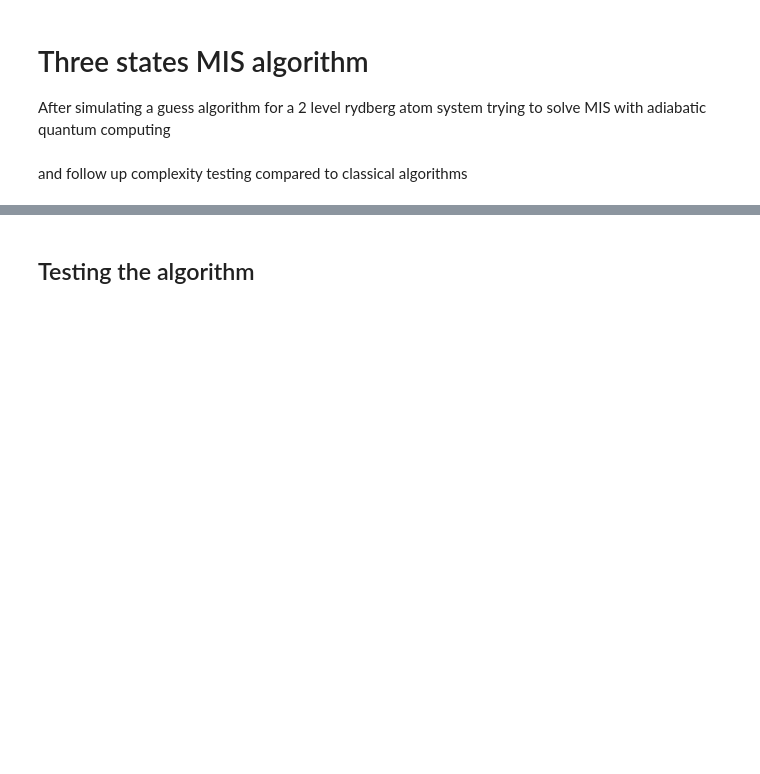
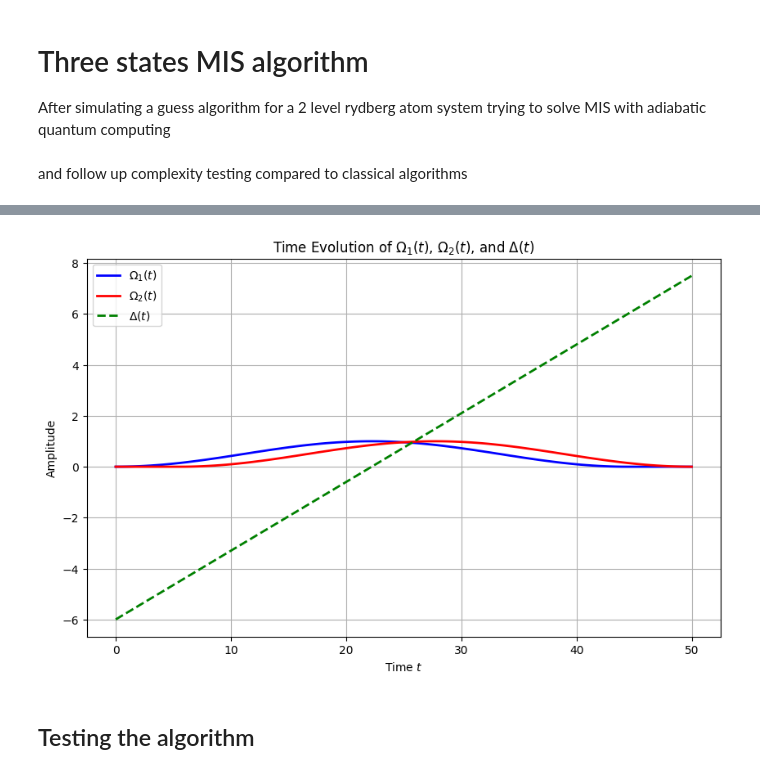
Before and after one commit to Noamcohen11/QCO, a Jupyter notebook: MISSimulations/three_level_algorithm.ipynb, the cells around one changed output, grey strips where cells are left out. Saved outputs shown, nothing was run; the diff lists cells and outputs as text; code cells hidden in the pictures; blank space fills up the shorter version.

```diff
--- a/MISSimulations/three_level_algorithm.ipynb
+++ b/MISSimulations/three_level_algorithm.ipynb
@@ -57 +212,56 @@ $$H_{tot} = H_0 \Omega(t)+ H_1\Omega(t+\epsilon) + H_p\Delta(t) + H_{int}$$
+# %%
+from qutip import qeye, basis, Qobj, tensor, sigmaz
+
+########################
+# Define our functions #
+########################
+
+import matplotlib.pyplot as plt
+
+def timeEvoPlot(taulist, Omega_1_func, Omega_2_func, Delta_func):
+    # Create a figure for plotting
+    plt.figure(figsize=(10, 6))
+
+    # Calculate Omega_1, Omega_2, and Delta for each time value in taulist
+    Omega_1_values = [Omega_1_func(t) for t in taulist]
+    Omega_2_values = [Omega_2_func(t) for t in taulist]
+    Delta_values = [Delta_func(t) for t in taulist]
+
+    # Plot Omega_1(t)
+    plt.plot(taulist, Omega_1_values, label=r'$\Omega_1(t)$', color='blue', linewidth=2)
+
+    # Plot Omega_2(t)
+    plt.plot(taulist, Omega_2_values, label=r'$\Omega_2(t)$', color='red', linewidth=2)
+
+    # Plot Delta(t)
+    plt.plot(taulist, Delta_values, label=r'$\Delta(t)$', color='green', linewidth=2, linestyle='--')
+
+    # Add labels, title, and legend
+    plt.xlabel('Time $t$')
+    plt.ylabel('Amplitude')
+    plt.title('Time Evolution of $\Omega_1(t)$, $\Omega_2(t)$, and $\Delta(t)$')
+    plt.legend(loc='best')
+    plt.grid(True)
+
+    # Show the plot
+    plt.show()
+
+init_params = algo.initialize_system_parameters(tau_max=50,vertex_placement = 0.8)
+EPSILON = init_params["TAU_MAX"]/9
+def Omega_1(t):
+    if t>init_params["TAU_MAX"]-EPSILON:
+            return 0
+    else:
+        return init_params["OMEGA_0"] * np.sin(np.pi * t / (init_params["TAU_MAX"]-EPSILON)) ** 2
+
+def Omega_2(t):
+    if t<EPSILON:
+            return 0
+    else:
+        return init_params["OMEGA_0"] * np.sin(np.pi * (t-EPSILON) / (init_params["TAU_MAX"]-EPSILON)) ** 2
+def Delta_1(t):
+    return init_params["DELTA_0"] * (2 * t / (init_params["TAU_MAX"]-EPSILON) - 1)
+timeEvoPlot(init_params["taulist"], Omega_1,Omega_2, Delta_1)
+# %% [output]
+[figure, added]
 # %%
```
Also changed, not shown: parts of 4 cells of this notebook, 1 other file.
